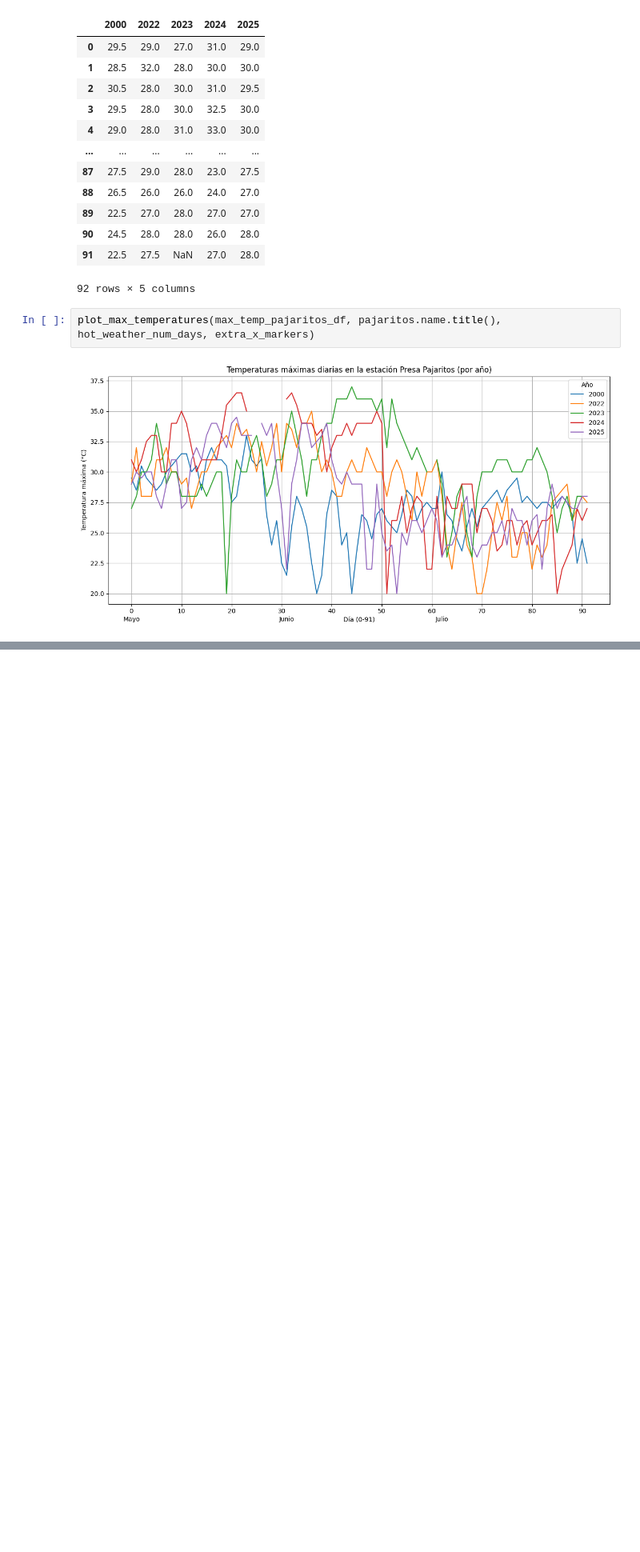
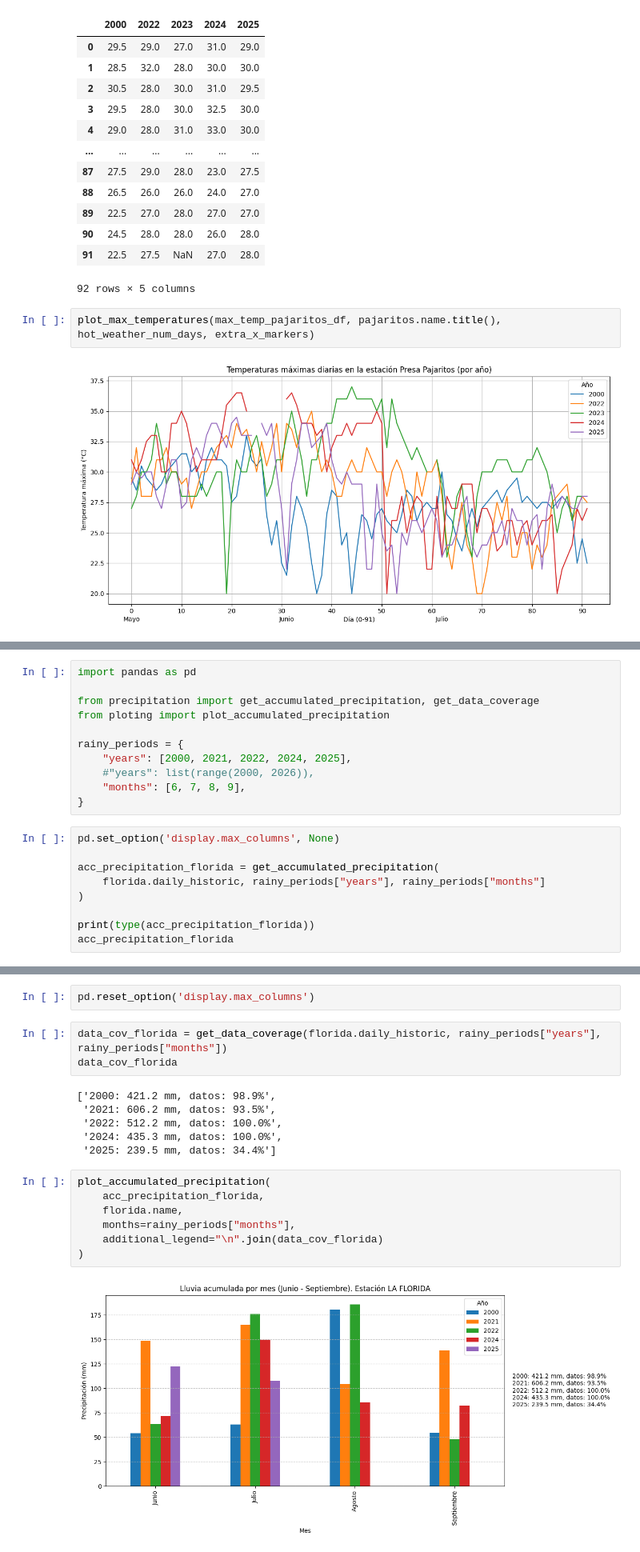
Before and after one commit to dbetm/conagua-weather-stations-stats, a Jupyter notebook: conagua_analysis.ipynb, the cells around one changed output, grey strips where cells are left out. Shown at 80% size. Drawn from its saved outputs; the diff is of its cells as text; blank space fills up the shorter version.

Commit message:
accumulated precipitation

```diff
--- a/conagua_analysis.ipynb
+++ b/conagua_analysis.ipynb
@@ -123,0 +129,20 @@ plot_max_temperatures(max_temp_pajaritos_df, pajaritos.name.title(), hot_weather
+# %%
+import pandas as pd
+
+from precipitation import get_accumulated_precipitation, get_data_coverage
+from ploting import plot_accumulated_precipitation
+
+rainy_periods = {
+    "years": [2000, 2021, 2022, 2024, 2025],
+    #"years": list(range(2000, 2026)),
+    "months": [6, 7, 8, 9],
+}
+# %%
+pd.set_option('display.max_columns', None)
+
+acc_precipitation_florida = get_accumulated_precipitation(
+    florida.daily_historic, rainy_periods["years"], rainy_periods["months"]
+)
+
+print(type(acc_precipitation_florida))
+acc_precipitation_florida
@@ -123,0 +157,20 @@ plot_max_temperatures(max_temp_pajaritos_df, pajaritos.name.title(), hot_weather
+# %%
+pd.reset_option('display.max_columns')
+# %%
+data_cov_florida = get_data_coverage(florida.daily_historic, rainy_periods["years"], rainy_periods["months"])
+data_cov_florida
+# %% [output]
+['2000: 421.2 mm, datos: 98.9%',
+ '2021: 606.2 mm, datos: 93.5%',
+ '2022: 512.2 mm, datos: 100.0%',
+ '2024: 435.3 mm, datos: 100.0%',
+ '2025: 239.5 mm, datos: 34.4%']
+# %%
+plot_accumulated_precipitation(
+    acc_precipitation_florida,
+    florida.name,
+    months=rainy_periods["months"],
+    additional_legend="\n".join(data_cov_florida)
+)
+# %% [output]
+[figure, added]
```
Also changed, not shown: parts of 7 cells of this notebook, 5 other files.
